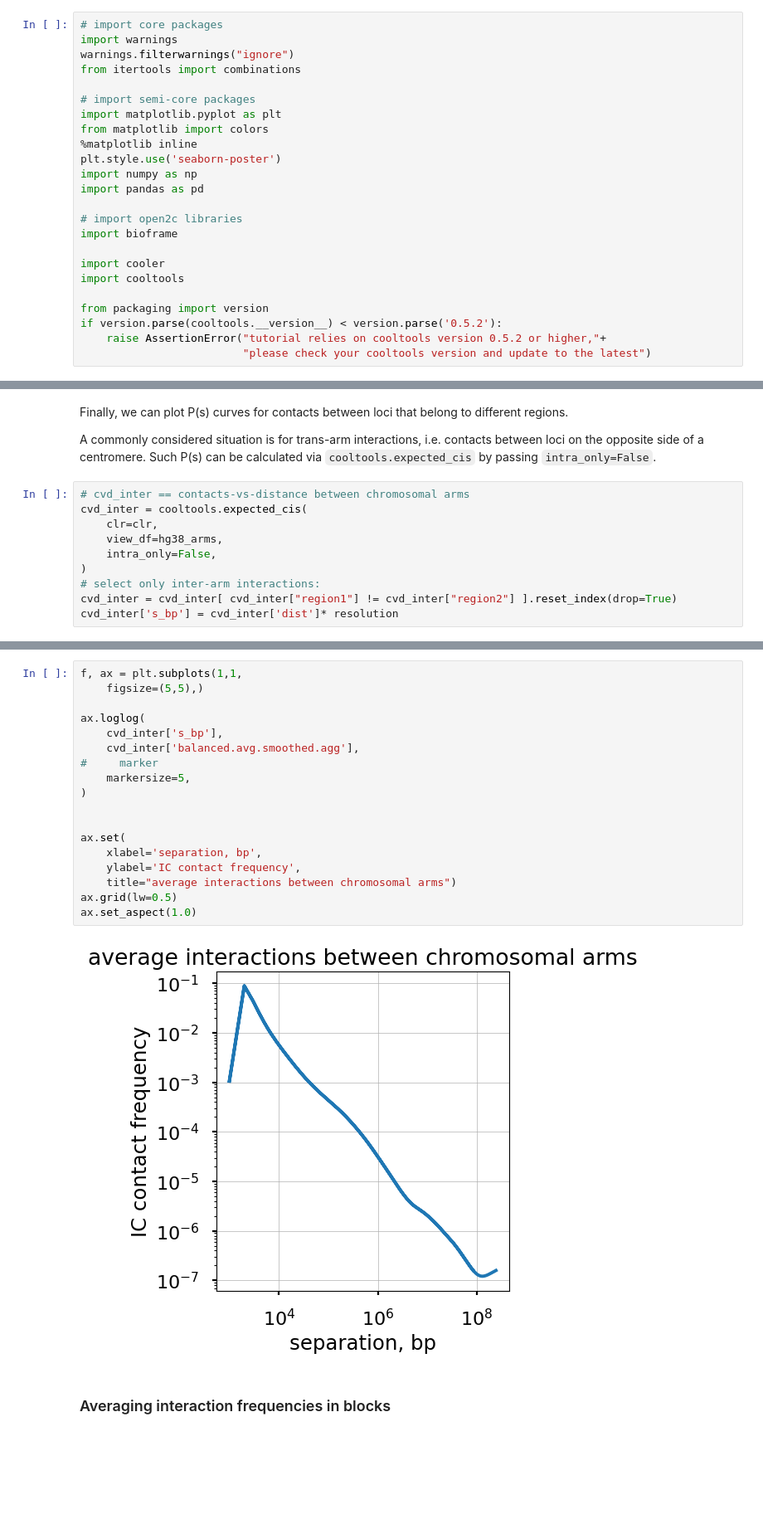
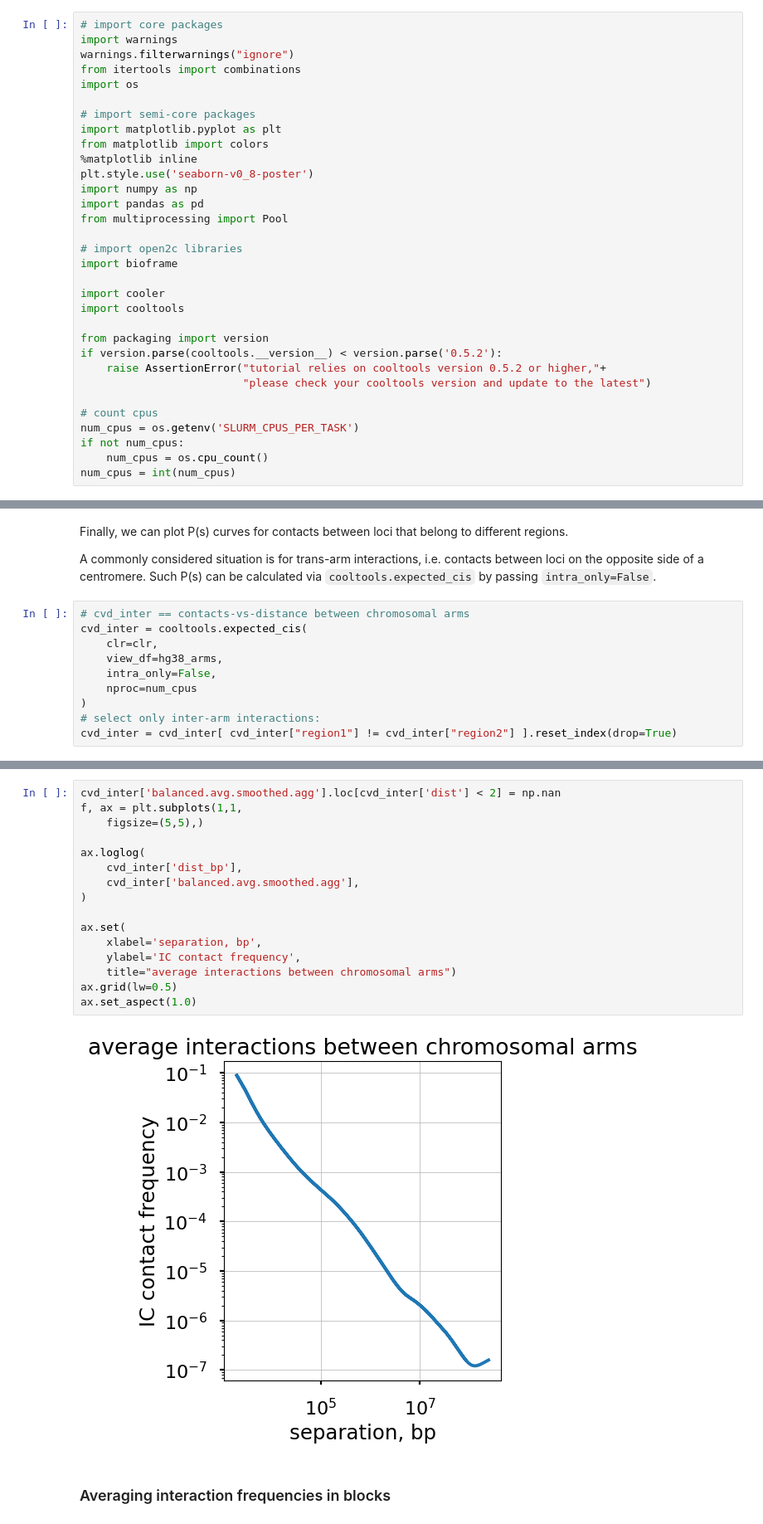
Before and after one commit to open2c/open2c_examples, a Jupyter notebook: contacts_vs_distance.ipynb, the cells around one changed output, grey strips where cells are left out. Shown at 83% size. Cells and saved outputs as stored; diff of their text form; blank space fills up the shorter version.

```diff
--- a/contacts_vs_distance.ipynb
+++ b/contacts_vs_distance.ipynb
@@ -29,14 +29,16 @@ The goals of this notebook are to:
 import warnings
 warnings.filterwarnings("ignore")
 from itertools import combinations
+import os
 
 # import semi-core packages
 import matplotlib.pyplot as plt
 from matplotlib import colors
 %matplotlib inline
-plt.style.use('seaborn-poster')
+plt.style.use('seaborn-v0_8-poster')
 import numpy as np
 import pandas as pd
+from multiprocessing import Pool
 
 # import open2c libraries
 import bioframe
@@ -48,6 +50,12 @@ from packaging import version
 if version.parse(cooltools.__version__) < version.parse('0.5.2'):
     raise AssertionError("tutorial relies on cooltools version 0.5.2 or higher,"+
                          "please check your cooltools version and update to the latest")
+
+# count cpus
+num_cpus = os.getenv('SLURM_CPUS_PER_TASK')
+if not num_cpus:
+    num_cpus = os.cpu_count()
+num_cpus = int(num_cpus)
 # %%
 # download test data
 # this file is 145 Mb, and may take a few seconds to download
@@ -265,7 +277,7 @@ cvd_inter = cooltools.expected_cis(
     clr=clr,
     view_df=hg38_arms,
     intra_only=False,
+    nproc=num_cpus
 )
 # select only inter-arm interactions:
 cvd_inter = cvd_inter[ cvd_inter["region1"] != cvd_inter["region2"] ].reset_index(drop=True)
-cvd_inter['s_bp'] = cvd_inter['dist']* resolution
@@ -272,23 +286,21 @@ cvd_inter['s_bp'] = cvd_inter['dist']* resolution
 # %%
+cvd_inter['balanced.avg.smoothed.agg'].loc[cvd_inter['dist'] < 2] = np.nan
 f, ax = plt.subplots(1,1,
     figsize=(5,5),)
 
 ax.loglog(
-    cvd_inter['s_bp'],
+    cvd_inter['dist_bp'],
     cvd_inter['balanced.avg.smoothed.agg'],
-#     marker
-    markersize=5,
 )
-
 
 ax.set(
     xlabel='separation, bp',
     ylabel='IC contact frequency',
     title="average interactions between chromosomal arms")
 ax.grid(lw=0.5)
 ax.set_aspect(1.0)
 # %% [output]
-[figure, old version]
+[figure, new version]
 # %% [markdown]
 ### Averaging interaction frequencies in blocks
 # %% [markdown]
```
Also changed, not shown: parts of 24 cells of this notebook, 2 other files.
